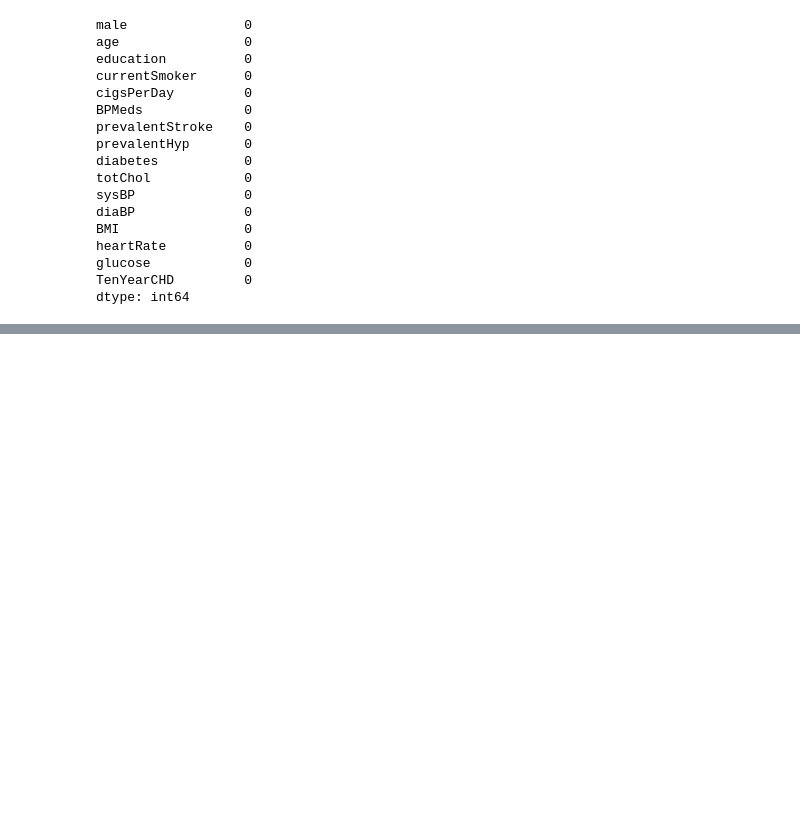
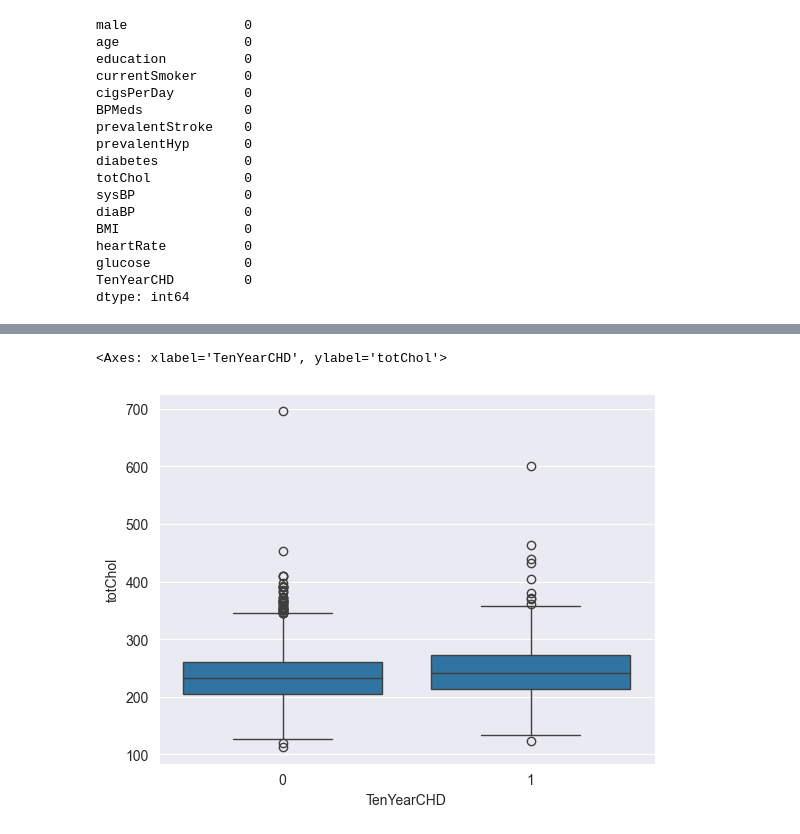
Before and after one commit to cveysel/KursDerslerim, a Jupyter notebook: MakineOgrenmesi/HeartDiseasePredict.ipynb, the cells around one changed output, grey strips where cells are left out. Cells and saved outputs as stored; diff of their text form; code cells hidden in the pictures; blank space fills up the shorter version.

```diff
--- a/MakineOgrenmesi/HeartDiseasePredict.ipynb
+++ b/MakineOgrenmesi/HeartDiseasePredict.ipynb
@@ -127,0 +140,5 @@ df.describe()
+# %%
+sns.boxplot(x='TenYearCHD', y='totChol', data=df)
+# %% [output]
+<Axes: xlabel='TenYearCHD', ylabel='totChol'>
+[figure, added]
```
Also changed, not shown: parts of 19 cells of this notebook.
